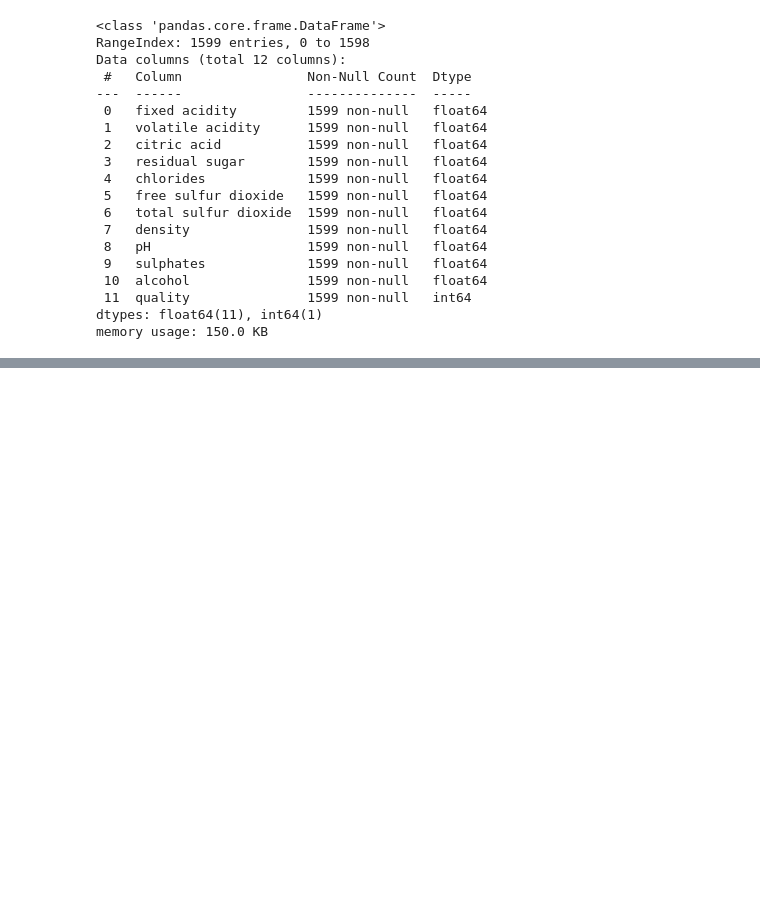
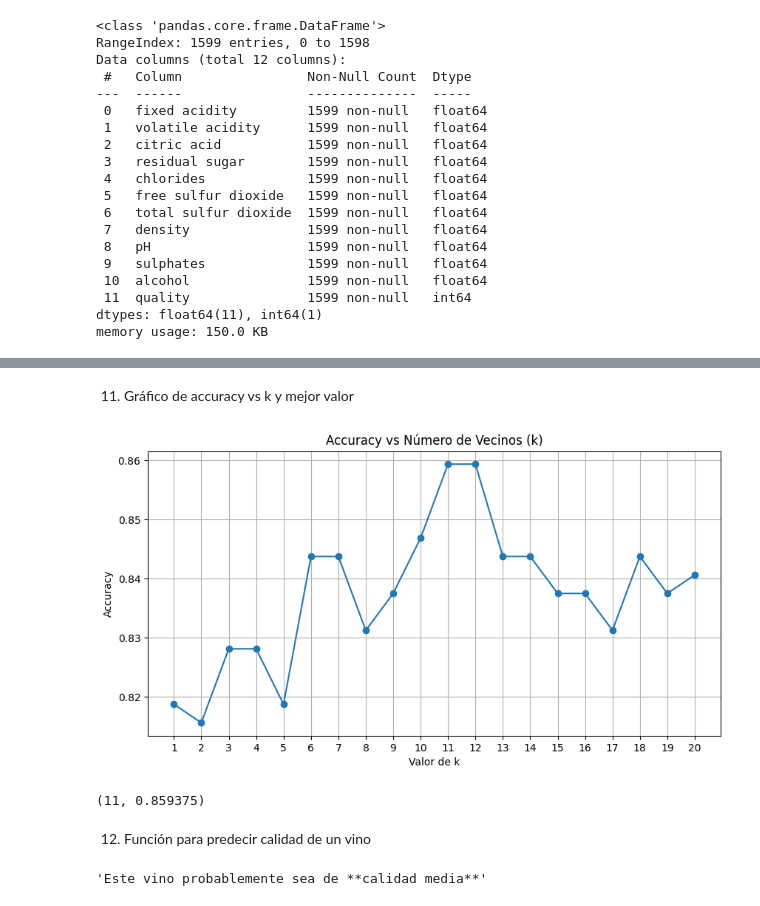
Before and after one commit to 4GeeksAcademy/iddalycastro-eda, a Jupyter notebook: src/08-k-nearest-neighbours.ipynb, the cells around one changed output, grey strips where cells are left out. Drawn from its saved outputs; the diff is of its cells as text; code cells hidden in the pictures; blank space fills up the shorter version.

```diff
--- a/src/08-k-nearest-neighbours.ipynb
+++ b/src/08-k-nearest-neighbours.ipynb
@@ -49,0 +106,5 @@ memory usage: 150.0 KB
+# %%
+X = df.drop(['quality', 'label'], axis=1)
+y = df['label']
+
+X.shape, y.shape
@@ -62,0 +134,7 @@ KeyError: "['label'] not found in axis"
+# %%
+knn = KNeighborsClassifier(n_neighbors=5)
+knn.fit(X_train_scaled, y_train)
+y_pred = knn.predict(X_test_scaled)
+
+# Evaluación
+accuracy_score(y_test, y_pred)
@@ -62,0 +166,12 @@ KeyError: "['label'] not found in axis"
+# %%
+accuracy_list = []
+k_range = range(1, 21)
+
+for k in k_range:
+    model = KNeighborsClassifier(n_neighbors=k)
+    model.fit(X_train_scaled, y_train)
+    preds = model.predict(X_test_scaled)
+    acc = accuracy_score(y_test, preds)
+    accuracy_list.append(acc)
+
+accuracy_list
@@ -62,0 +199,39 @@ KeyError: "['label'] not found in axis"
+# %% [markdown]
+11. Gráfico de accuracy vs k y mejor valor
+# %%
+plt.figure(figsize=(10, 5))
+plt.plot(k_range, accuracy_list, marker='o')
+plt.title("Accuracy vs Número de Vecinos (k)")
+plt.xlabel("Valor de k")
+plt.ylabel("Accuracy")
+plt.xticks(k_range)
+plt.grid(True)
+plt.show()
+# %% [output]
+[figure, added]
+# %%
+best_k = k_range[np.argmax(accuracy_list)]
+best_k, max(accuracy_list)
+# %% [output]
+(11, 0.859375)
+# %% [markdown]
+12. Función para predecir calidad de un vino
+# %%
+def predict_wine_quality(features):
+    columnas = X.columns  # usa los nombres originales
+    df_input = pd.DataFrame([features], columns=columnas)
+    features_scaled = scaler.transform(df_input)
+    prediction = best_knn.predict(features_scaled)[0]
+
+    if prediction == 0:
+        return "Este vino probablemente sea de **baja calidad**"
+    elif prediction == 1:
+        return "Este vino probablemente sea de **calidad media**"
+    else:
+        return "Este vino probablemente sea de **alta calidad**"
+
+
+predict_wine_quality([7.4, 0.7, 0.0, 1.9, 0.076,
+                      11.0, 34.0, 0.9978, 3.51, 0.56, 9.4])
+# %% [output]
+'Este vino probablemente sea de **calidad media**'
```
Also changed, not shown: parts of 22 cells of this notebook.
